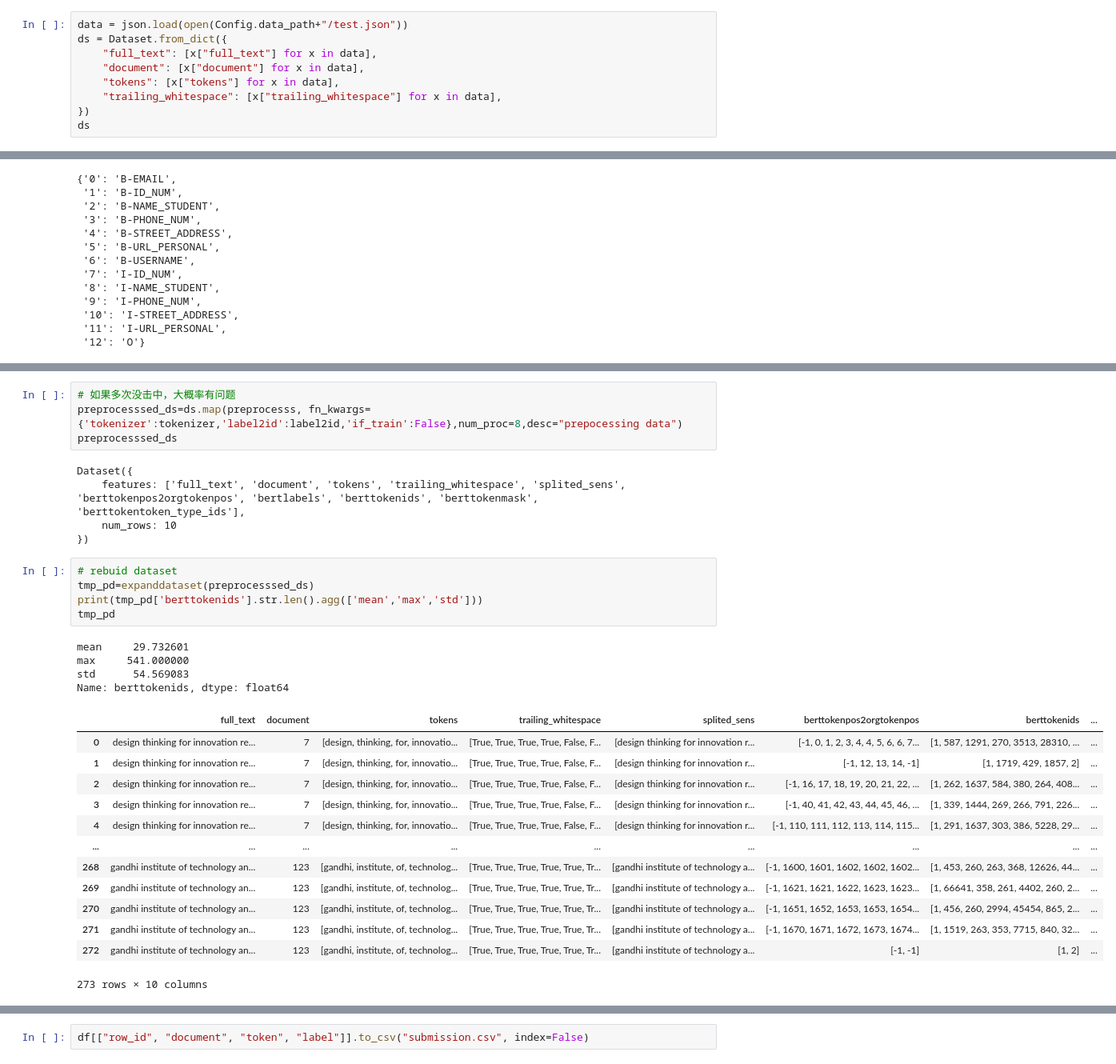
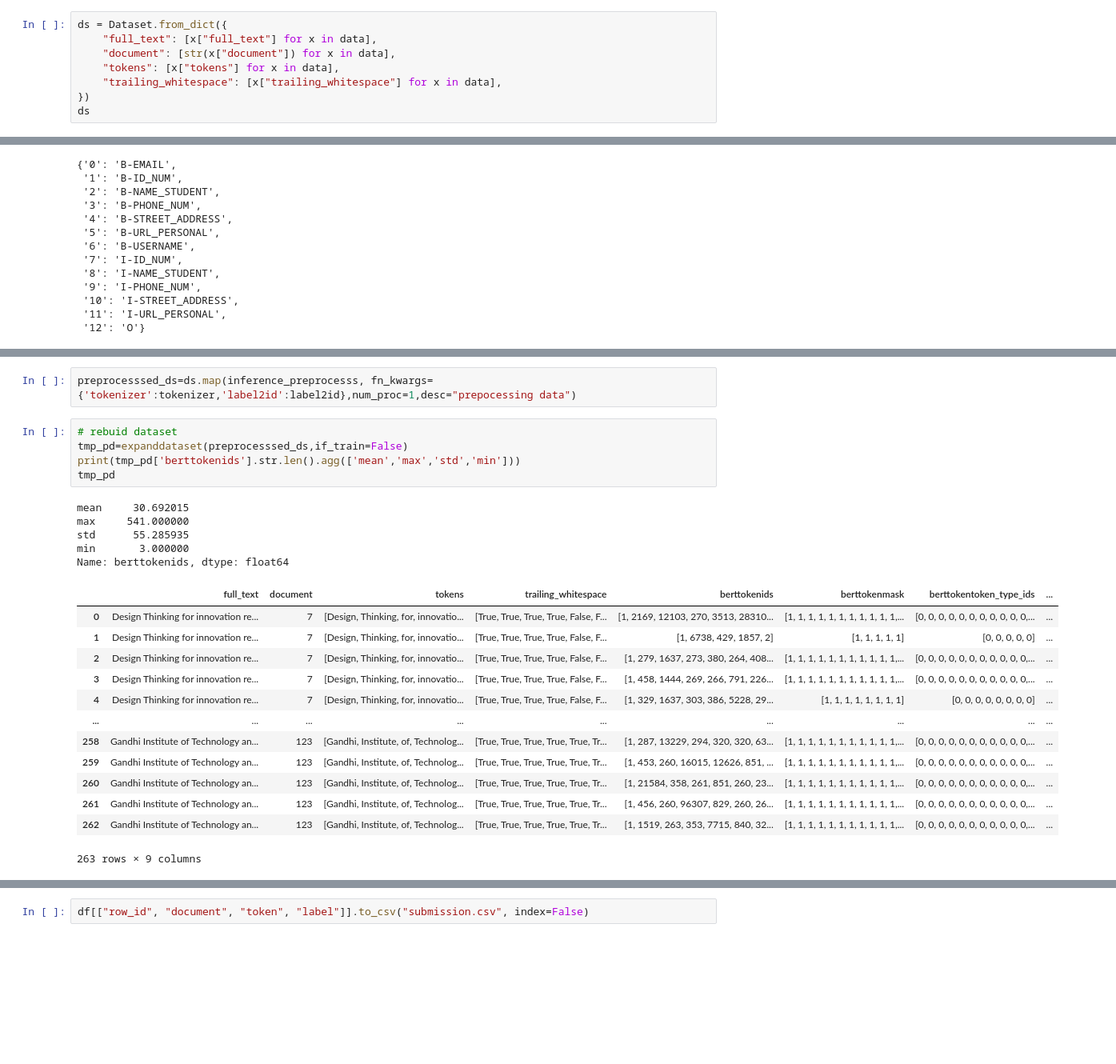
Before and after one commit to Zhang1933/kaggle-PII-Data-Detection, a Jupyter notebook: inference.ipynb, the cells around one changed output, grey strips where cells are left out. Shown: that part at 80% size. Drawn from its saved outputs; the diff is of its cells as text; blank space fills up the shorter version.

```diff
--- a/inference.ipynb
+++ b/inference.ipynb
@@ -27,8 +36,7 @@ from transformers import AutoModelForTokenClassification
 # %%
-data = json.load(open(Config.data_path+"/test.json"))
 ds = Dataset.from_dict({
     "full_text": [x["full_text"] for x in data],
-    "document": [x["document"] for x in data],
+    "document": [str(x["document"]) for x in data],
     "tokens": [x["tokens"] for x in data],
     "trailing_whitespace": [x["trailing_whitespace"] for x in data],
 })
@@ -62,35 +125,29 @@ id2label
 # %%
-# 如果多次没击中，大概率有问题
-preprocesssed_ds=ds.map(preprocesss, fn_kwargs={'tokenizer':tokenizer,'label2id':label2id,'if_train':False},num_proc=8,desc="prepocessing data")
-preprocesssed_ds
+preprocesssed_ds=ds.map(inference_preprocesss, fn_kwargs={'tokenizer':tokenizer,'label2id':label2id},num_proc=1,desc="prepocessing data")
-# %% [output]
-Dataset({
-    features: ['full_text', 'document', 'tokens', 'trailing_whitespace', 'splited_sens', 'berttokenpos2orgtokenpos', 'bertlabels', 'berttokenids', 'berttokenmask', 'berttokentoken_type_ids'],
-    num_rows: 10
-})
 # %%
 # rebuid dataset
-tmp_pd=expanddataset(preprocesssed_ds)
-print(tmp_pd['berttokenids'].str.len().agg(['mean','max','std']))
+tmp_pd=expanddataset(preprocesssed_ds,if_train=False)
+print(tmp_pd['berttokenids'].str.len().agg(['mean','max','std','min']))
 tmp_pd
 # %% [output]
-mean     29.732601
+mean     30.692015
 max     541.000000
-std      54.569083
+std      55.285935
+min       3.000000
 Name: berttokenids, dtype: float64
-|  | full_text | document | tokens | trailing_whitespace | splited_sens | berttokenpos2orgtokenpos | berttokenids | ... |
-| 0 | design thinking for innovation re... | 7 | [design, thinking, for, innovatio... | [True, True, True, True, False, F... | [design thinking for innovation r... | [-1, 0, 1, 2, 3, 4, 4, 5, 6, 6, 7... | [1, 587, 1291, 270, 3513, 28310, ... | ... |
-| 1 | design thinking for innovation re... | 7 | [design, thinking, for, innovatio... | [True, True, True, True, False, F... | [design thinking for innovation r... | [-1, 12, 13, 14, -1] | [1, 1719, 429, 1857, 2] | ... |
-| 2 | design thinking for innovation re... | 7 | [design, thinking, for, innovatio... | [True, True, True, True, False, F... | [design thinking for innovation r... | [-1, 16, 17, 18, 19, 20, 21, 22, ... | [1, 262, 1637, 584, 380, 264, 408... | ... |
-| 3 | design thinking for innovation re... | 7 | [design, thinking, for, innovatio... | [True, True, True, True, False, F... | [design thinking for innovation r... | [-1, 40, 41, 42, 43, 44, 45, 46, ... | [1, 339, 1444, 269, 266, 791, 226... | ... |
-| 4 | design thinking for innovation re... | 7 | [design, thinking, for, innovatio... | [True, True, True, True, False, F... | [design thinking for innovation r... | [-1, 110, 111, 112, 113, 114, 115... | [1, 291, 1637, 303, 386, 5228, 29... | ... |
+|  | full_text | document | tokens | trailing_whitespace | berttokenids | berttokenmask | berttokentoken_type_ids | ... |
+| 0 | Design Thinking for innovation re... | 7 | [Design, Thinking, for, innovatio... | [True, True, True, True, False, F... | [1, 2169, 12103, 270, 3513, 28310... | [1, 1, 1, 1, 1, 1, 1, 1, 1, 1, 1,... | [0, 0, 0, 0, 0, 0, 0, 0, 0, 0, 0,... | ... |
+| 1 | Design Thinking for innovation re... | 7 | [Design, Thinking, for, innovatio... | [True, True, True, True, False, F... | [1, 6738, 429, 1857, 2] | [1, 1, 1, 1, 1] | [0, 0, 0, 0, 0] | ... |
+| 2 | Design Thinking for innovation re... | 7 | [Design, Thinking, for, innovatio... | [True, True, True, True, False, F... | [1, 279, 1637, 273, 380, 264, 408... | [1, 1, 1, 1, 1, 1, 1, 1, 1, 1, 1,... | [0, 0, 0, 0, 0, 0, 0, 0, 0, 0, 0,... | ... |
+| 3 | Design Thinking for innovation re... | 7 | [Design, Thinking, for, innovatio... | [True, True, True, True, False, F... | [1, 458, 1444, 269, 266, 791, 226... | [1, 1, 1, 1, 1, 1, 1, 1, 1, 1, 1,... | [0, 0, 0, 0, 0, 0, 0, 0, 0, 0, 0,... | ... |
+| 4 | Design Thinking for innovation re... | 7 | [Design, Thinking, for, innovatio... | [True, True, True, True, False, F... | [1, 329, 1637, 303, 386, 5228, 29... | [1, 1, 1, 1, 1, 1, 1, 1] | [0, 0, 0, 0, 0, 0, 0, 0] | ... |
 | ... | ... | ... | ... | ... | ... | ... | ... | ... |
-| 268 | gandhi institute of technology an... | 123 | [gandhi, institute, of, technolog... | [True, True, True, True, True, Tr... | [gandhi institute of technology a... | [-1, 1600, 1601, 1602, 1602, 1602... | [1, 453, 260, 263, 368, 12626, 44... | ... |
-| 269 | gandhi institute of technology an... | 123 | [gandhi, institute, of, technolog... | [True, True, True, True, True, Tr... | [gandhi institute of technology a... | [-1, 1621, 1621, 1622, 1623, 1623... | [1, 66641, 358, 261, 4402, 260, 2... | ... |
-| 270 | gandhi institute of technology an... | 123 | [gandhi, institute, of, technolog... | [True, True, True, True, True, Tr... | [gandhi institute of technology a... | [-1, 1651, 1652, 1653, 1653, 1654... | [1, 456, 260, 2994, 45454, 865, 2... | ... |
-| 271 | gandhi institute of technology an... | 123 | [gandhi, institute, of, technolog... | [True, True, True, True, True, Tr... | [gandhi institute of technology a... | [-1, 1670, 1671, 1672, 1673, 1674... | [1, 1519, 263, 353, 7715, 840, 32... | ... |
-| 272 | gandhi institute of technology an... | 123 | [gandhi, institute, of, technolog... | [True, True, True, True, True, Tr... | [gandhi institute of technology a... | [-1, -1] | [1, 2] | ... |
+| 258 | Gandhi Institute of Technology an... | 123 | [Gandhi, Institute, of, Technolog... | [True, True, True, True, True, Tr... | [1, 287, 13229, 294, 320, 320, 63... | [1, 1, 1, 1, 1, 1, 1, 1, 1, 1, 1,... | [0, 0, 0, 0, 0, 0, 0, 0, 0, 0, 0,... | ... |
+| 259 | Gandhi Institute of Technology an... | 123 | [Gandhi, Institute, of, Technolog... | [True, True, True, True, True, Tr... | [1, 453, 260, 16015, 12626, 851, ... | [1, 1, 1, 1, 1, 1, 1, 1, 1, 1, 1,... | [0, 0, 0, 0, 0, 0, 0, 0, 0, 0, 0,... | ... |
+| 260 | Gandhi Institute of Technology an... | 123 | [Gandhi, Institute, of, Technolog... | [True, True, True, True, True, Tr... | [1, 21584, 358, 261, 851, 260, 23... | [1, 1, 1, 1, 1, 1, 1, 1, 1, 1, 1,... | [0, 0, 0, 0, 0, 0, 0, 0, 0, 0, 0,... | ... |
+| 261 | Gandhi Institute of Technology an... | 123 | [Gandhi, Institute, of, Technolog... | [True, True, True, True, True, Tr... | [1, 456, 260, 96307, 829, 260, 26... | [1, 1, 1, 1, 1, 1, 1, 1, 1, 1, 1,... | [0, 0, 0, 0, 0, 0, 0, 0, 0, 0, 0,... | ... |
+| 262 | Gandhi Institute of Technology an... | 123 | [Gandhi, Institute, of, Technolog... | [True, True, True, True, True, Tr... | [1, 1519, 263, 353, 7715, 840, 32... | [1, 1, 1, 1, 1, 1, 1, 1, 1, 1, 1,... | [0, 0, 0, 0, 0, 0, 0, 0, 0, 0, 0,... | ... |
-273 rows × 10 columns
+263 rows × 9 columns
 # %%
 full_ds=Dataset.from_pandas(tmp_pd)
 full_ds
```
Also changed, not shown: parts of 11 cells of this notebook, 3 other files.
